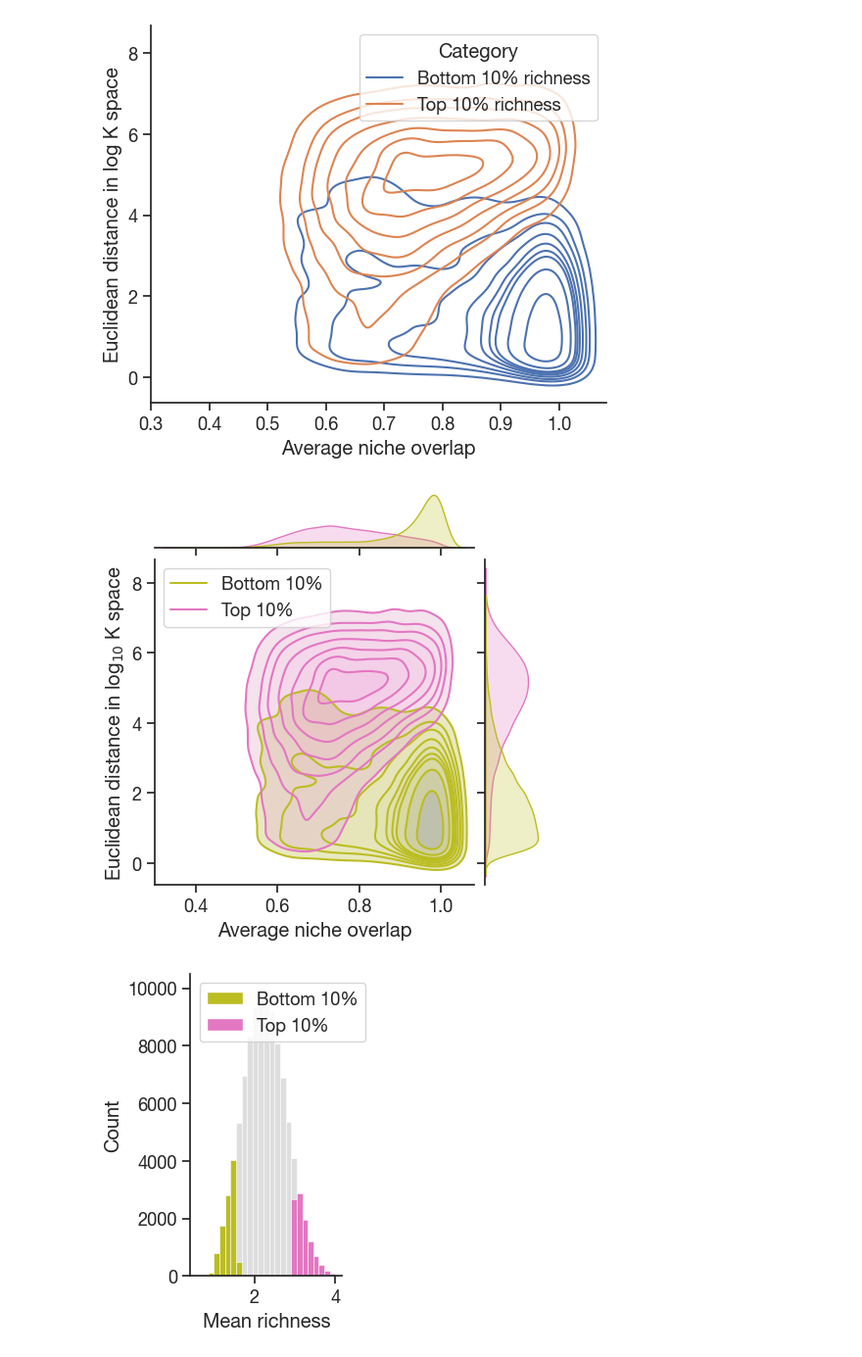
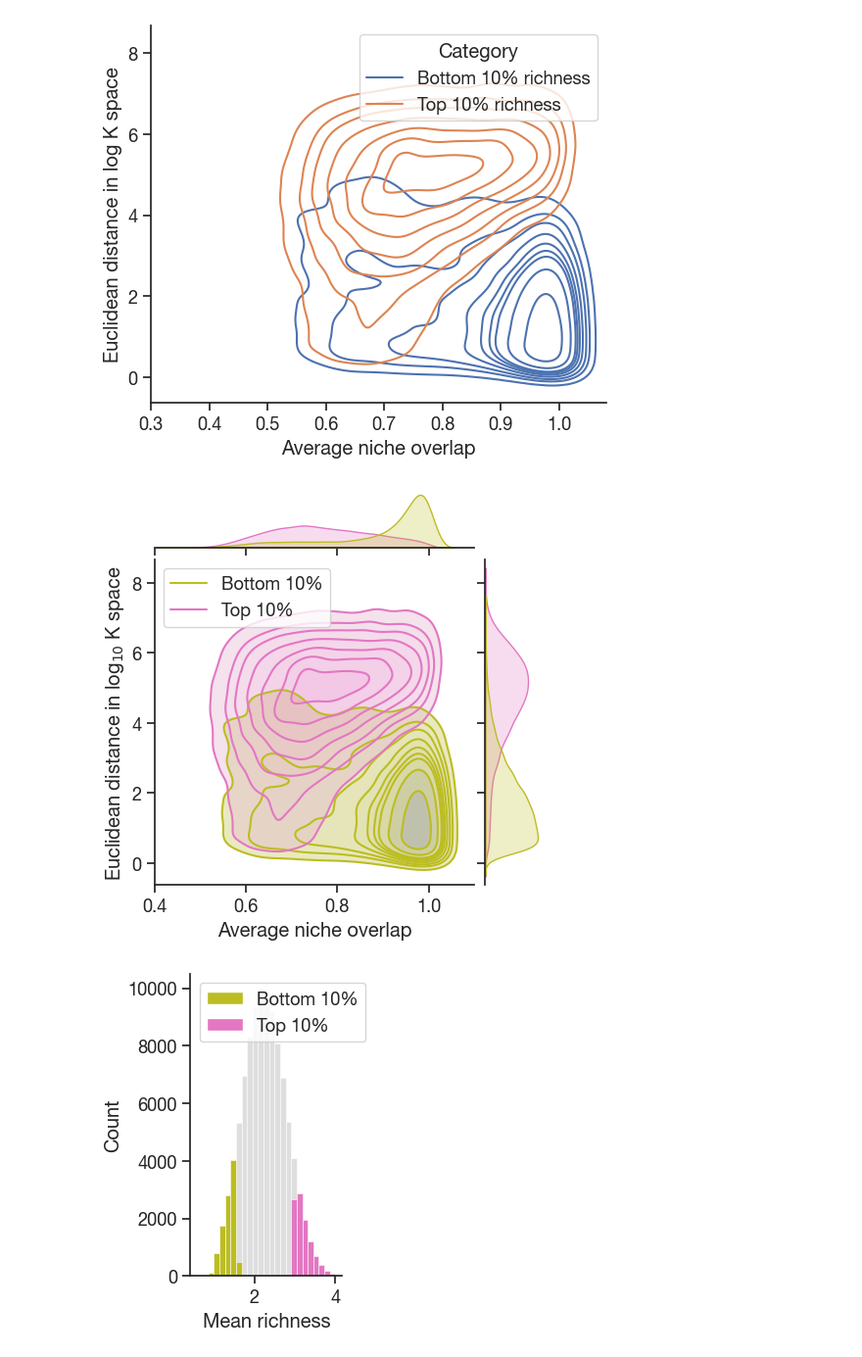
Before and after one commit to Mitri-lab/coexistence, a Jupyter notebook: notebooks/6_CRM/6D_community_properties.ipynb, the cells around one changed output. Shown at 98% size. Saved outputs shown, nothing was run; the diff lists cells and outputs as text; code cells hidden in the pictures.

Commit message:
Last update on plots

```diff
--- a/notebooks/6_CRM/6D_community_properties.ipynb
+++ b/notebooks/6_CRM/6D_community_properties.ipynb
@@ -248,22 +248,22 @@ sns.despine()
 # %%
 palette = sns.color_palette("tab10", n_colors=10)
 palette2 = [palette[8], palette[6]]
 g = sns.jointplot(data=plot_df, x='noi', y='ked', hue='Category', kind='kde', height=5, palette = palette2, fill = True, alpha = 0.4)#, cut = 0)
 sns.kdeplot(data=plot_df, x='noi', y = 'ked', hue = 'Category', ax = g.ax_joint, palette = palette2, fill = False, alpha = 1)
 g.ax_joint.set_xlabel('Average niche overlap')
 g.ax_joint.set_ylabel(r'Euclidean distance in log$_{10}$ K space')
 sns.move_legend(g.ax_joint, "upper left", bbox_to_anchor=(0, 1), title='')
-# g.ax_joint.set_xlim(.4,1)
+g.ax_joint.set_xlim(.4,1.1)
 # g.ax_joint.set_ylim(0, 8)
 
 # Change legende labels
 new_labels = ['Bottom 10%', 'Top 10%']
 for t, l in zip(g.ax_joint.get_legend().texts, new_labels):
     t.set_text(l)
 
 plt.savefig(figure_folder / 'community_properties_noi_ked.pdf', dpi=300, bbox_inches='tight')
 # %% [output]
-[figure, old version]
+[figure, new version]
 # %%
 fig, ax = plt.subplots(figsize=(2,4))
 
```
Also changed, not shown: parts of 4 cells of this notebook, 7 other files.
